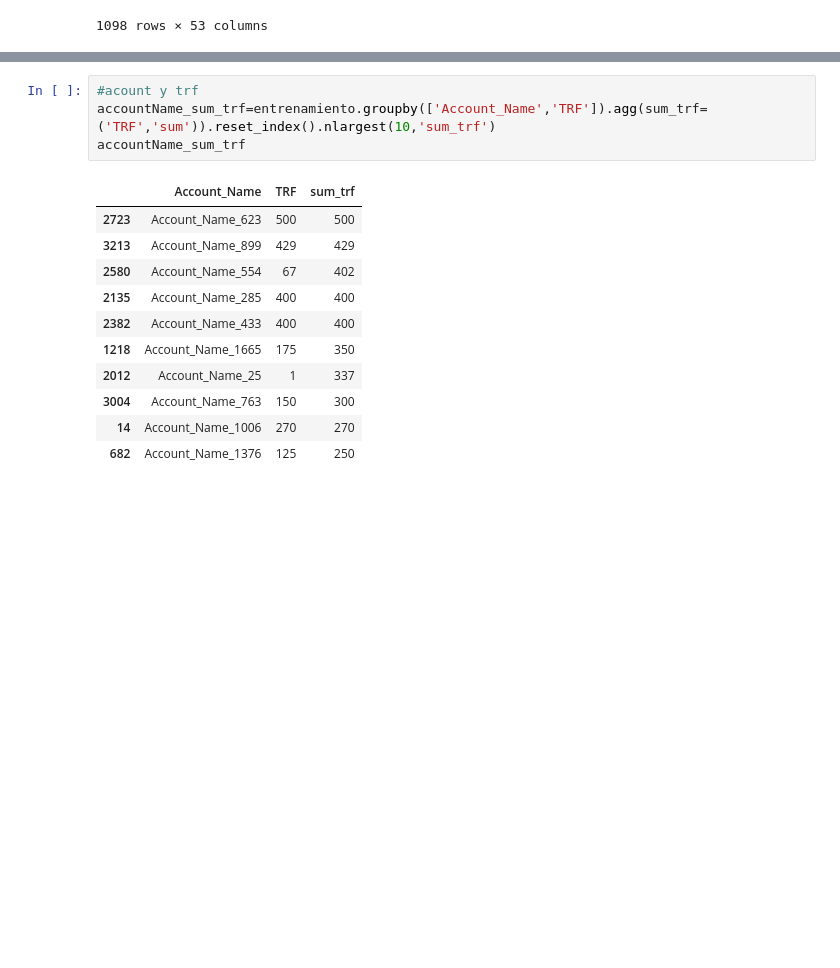
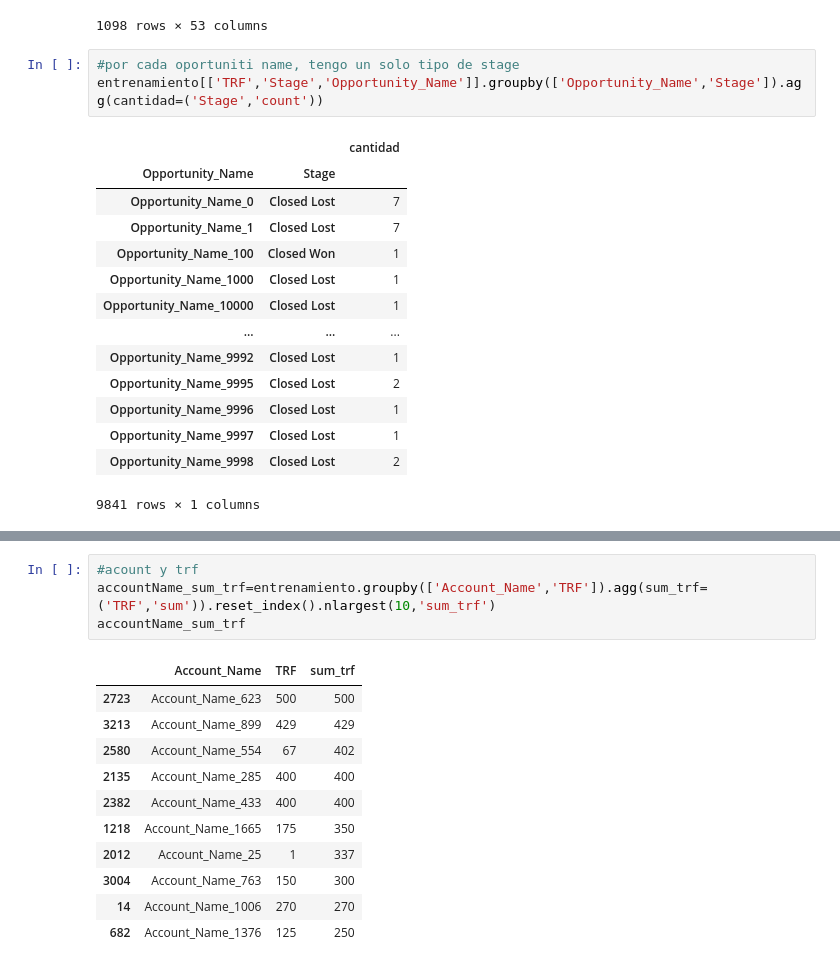
Before and after one commit to joaquinparodi/TP-DATOS, a Jupyter notebook: tp1orga.ipynb, the cells around one changed output, grey strips where cells are left out. Cells and saved outputs as stored; diff of their text form; blank space fills up the shorter version.

```diff
--- a/tp1orga.ipynb
+++ b/tp1orga.ipynb
@@ -186,3 +186,21 @@ a
 | 16945 | 28561 | Americas | NE America | 1 | 1 | 1 | ... |
 | 16946 | 28318 | Americas | NE America | 1 | 1 | 1 | ... |
 1098 rows × 53 columns
+# %%
+#por cada oportuniti name, tengo un solo tipo de stage
+entrenamiento[['TRF','Stage','Opportunity_Name']].groupby(['Opportunity_Name','Stage']).agg(cantidad=('Stage','count'))
+# %% [output]
+|  |  | cantidad |
+| Opportunity_Name | Stage |  |
+| Opportunity_Name_0 | Closed Lost | 7 |
+| Opportunity_Name_1 | Closed Lost | 7 |
+| Opportunity_Name_100 | Closed Won | 1 |
+| Opportunity_Name_1000 | Closed Lost | 1 |
+| Opportunity_Name_10000 | Closed Lost | 1 |
+| ... | ... | ... |
+| Opportunity_Name_9992 | Closed Lost | 1 |
+| Opportunity_Name_9995 | Closed Lost | 2 |
+| Opportunity_Name_9996 | Closed Lost | 1 |
+| Opportunity_Name_9997 | Closed Lost | 1 |
+| Opportunity_Name_9998 | Closed Lost | 2 |
+9841 rows × 1 columns
```
Also changed, not shown: parts of 18 cells of this notebook.
